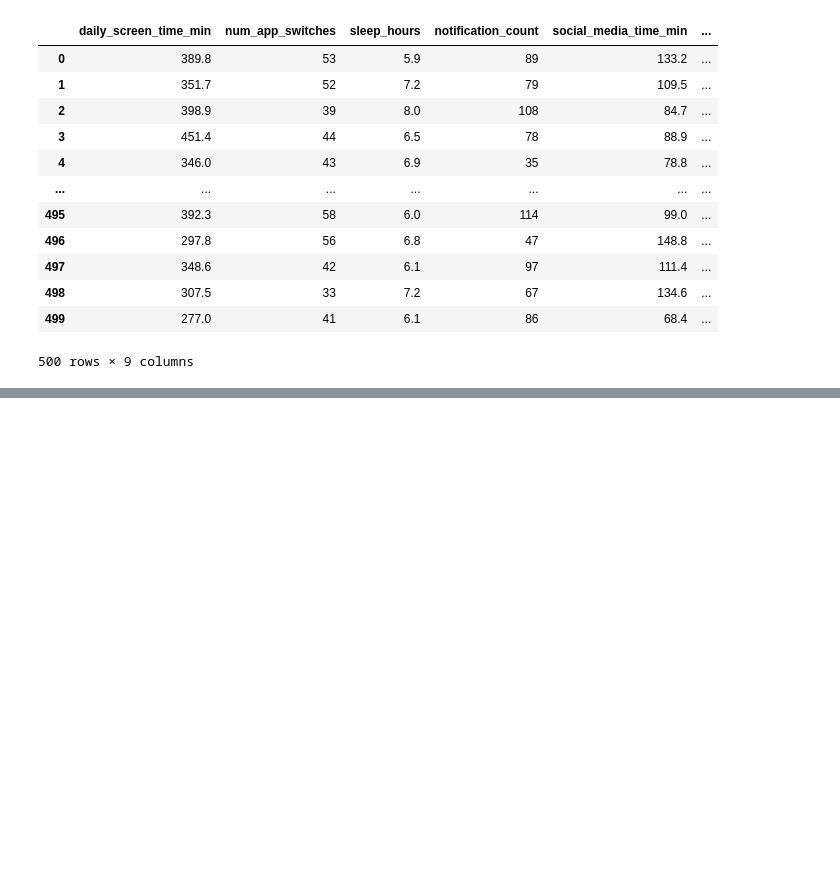
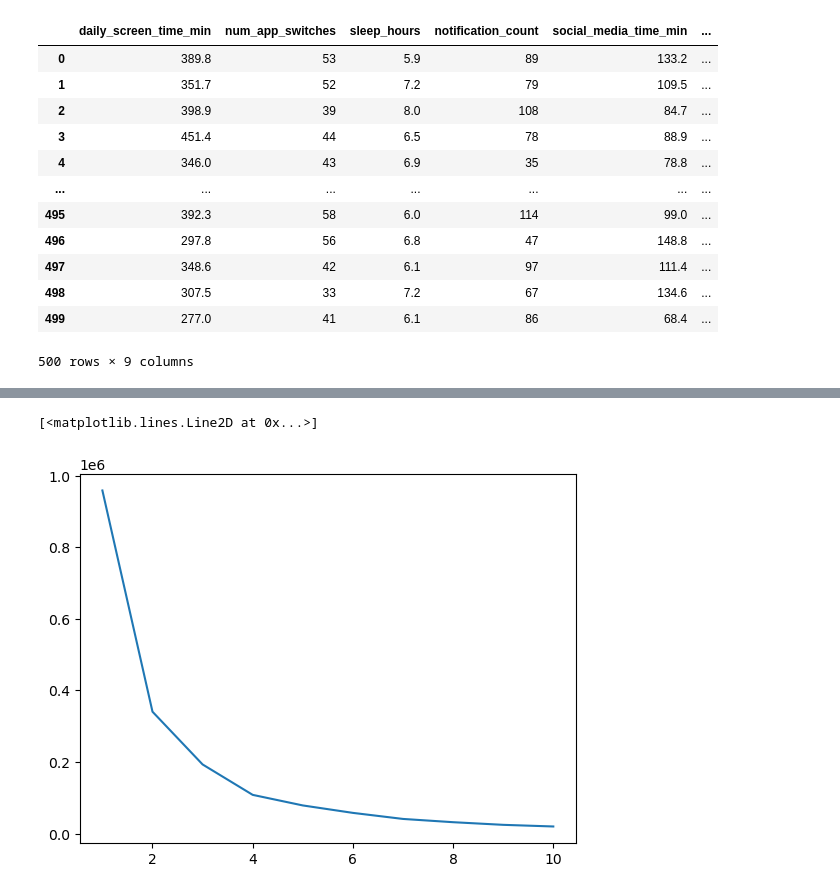
Before and after one commit to kuyakoy/2025_Summer_Research, a Jupyter notebook: Practice/Coding - Clustering Model.ipynb, the cells around one changed output, grey strips where cells are left out. Cells and saved outputs as stored; diff of their text form; code cells hidden in the pictures; blank space fills up the shorter version.

Commit message:
worked on clustering model
so far, it is up to displaying the scatter plot of social media time vs sleep hours, it looks good.

```diff
--- a/Practice/Coding - Clustering Model.ipynb
+++ b/Practice/Coding - Clustering Model.ipynb
@@ -14,8 +14,8 @@ from sklearn.preprocessing import StandardScaler
 from sklearn.cluster import KMeans
 # %%
 # Read in the dataset
-df = pd.read_csv('/Users/joshuamarquez/anaconda_projects/2025_Summer_Research/Data Files/digital_behavior.csv')
-df
+dataset = pd.read_csv('/Users/joshuamarquez/anaconda_projects/2025_Summer_Research/Data Files/digital_behavior.csv')
+dataset
 # %% [output]
 |  | daily_screen_time_min | num_app_switches | sleep_hours | notification_count | social_media_time_min | ... |
 | 0 | 389.8 | 53 | 5.9 | 89 | 133.2 | ... |
@@ -54,0 +84,8 @@ df
+# %%
+# Dataset has been cleaned, move on to clustering
+# Slice the data into our two columns
+# index 0 -> daily_screen_time_min
+# index 1 -> sleep_hours
+
+x = x = dataset[['social_media_time_min', 'sleep_hours']].values
+x
@@ -54,0 +110,7 @@ df
+# %%
+# Elbow method to find ideal number of clusters
+wcss = []
+for i in range(1, 11):
+    kmeans = KMeans(n_clusters = i, init = 'k-means++')
+    kmeans.fit(x)
+    wcss.append(kmeans.inertia_)
@@ -54,0 +131,6 @@ df
+# %%
+# Check Elbow Method graph
+plt.plot(range(1, 11), wcss)
+# %% [output]
+[<matplotlib.lines.Line2D at 0x...>]
+[figure, added]
```
Also changed, not shown: parts of 8 cells of this notebook.
